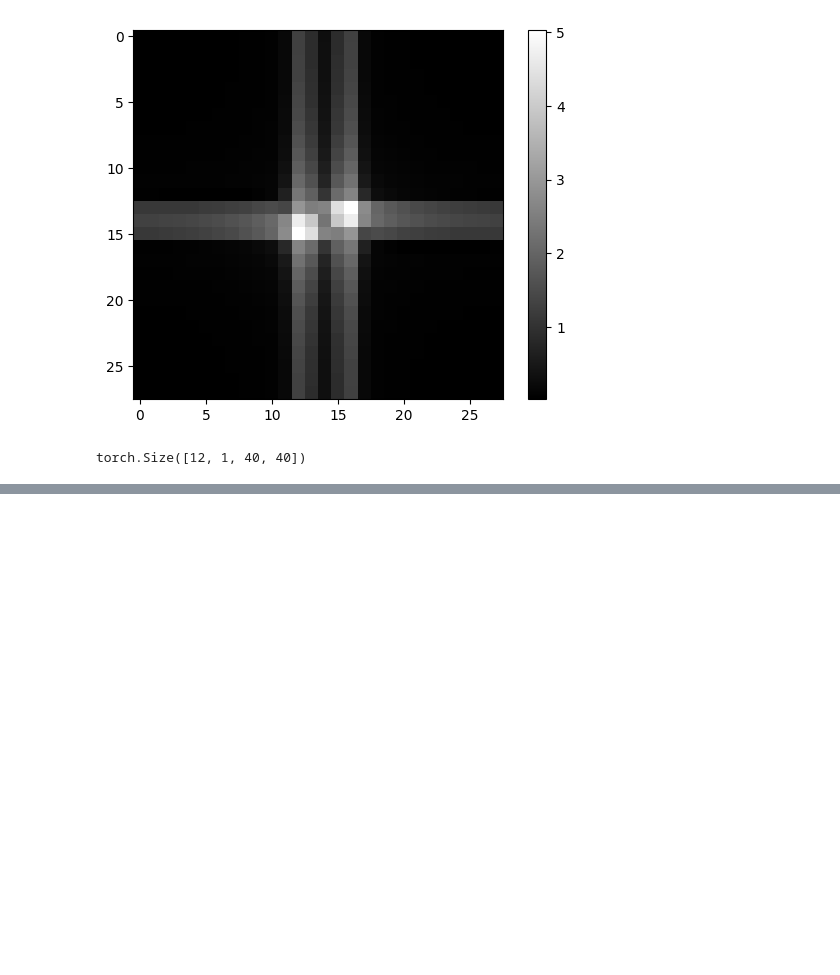
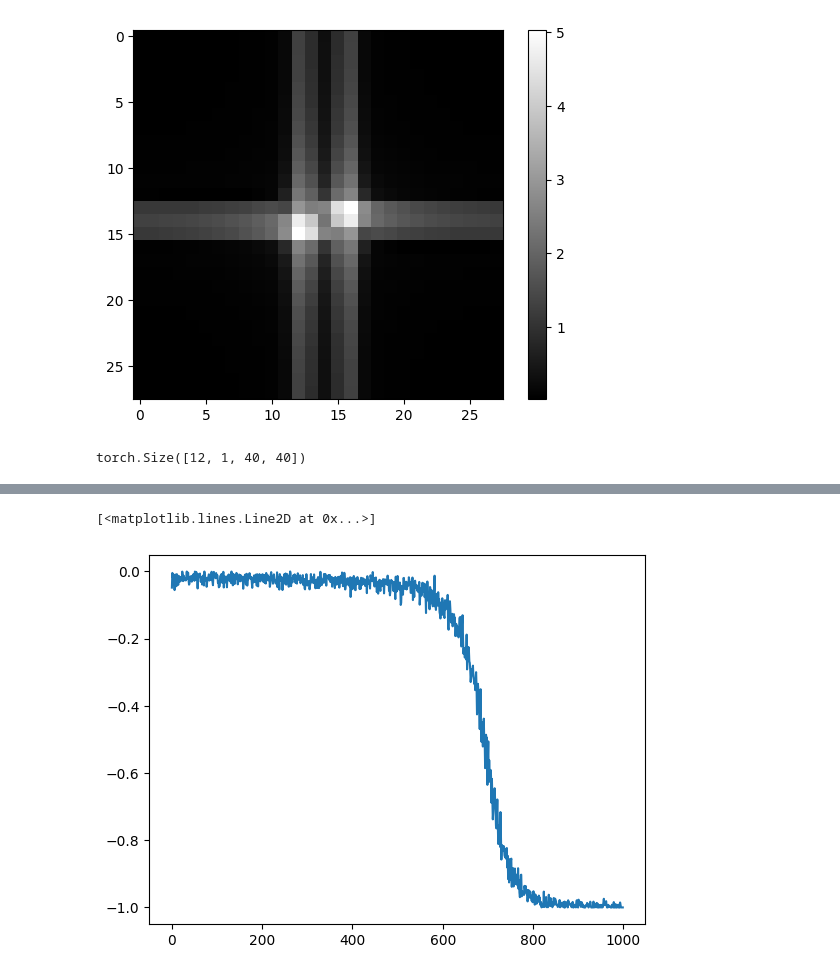
Before and after one commit to lacykaltgr/mei, a Jupyter notebook: examples/example_mnist.ipynb, the cells around one changed output, grey strips where cells are left out. Cells and saved outputs as stored; diff of their text form; code cells hidden in the pictures; blank space fills up the shorter version.

```diff
--- a/examples/example_mnist.ipynb
+++ b/examples/example_mnist.ipynb
@@ -293,0 +296,40 @@ torch.Size([12, 1, 40, 40])
+# %%
+nn_mei_config = dict(
+    iter_n=1000,
+    save_every=100,        # save image every n iterations
+    bias=0,               # bias of the image
+    scale=1,              # scaling of the image
+    n_samples=128,
+
+    diverse=None,
+
+    #transformations
+    scaler=None,              # scaling of the image (float or schedule)
+    jitter=None,             # size of translational jittering
+
+    #normalization/clipping
+    train_norm=None,        # norm adjustment during step
+    norm=None,              # norm adjustment after step
+    clip=None,
+
+    #optmizer
+    optimizer="adam",
+    optimizer_params=dict(
+        lr=0.0001,        # scaling of gradient steps (float or schedule) = learning rate
+        #step_size=LinearSchedule(2, 0.125)
+    ),
+
+    #preconditioning
+    precond=None,            # strength of gradient preconditioning filter falloff (float or schedule)
+
+    #denoiser
+    denoiser=None,
+    denoiser_params=dict(
+        #sigma=LinearSchedule(1, 0.01)
+        #reguralization_scaler=0.1,
+        #lr=0.1,
+        #num_iters=100,
+    ),
+
+    net = GenerativeConvNet([1, 2, 4, 8, 4], shape=(1, 28, 28), kernel_size=3, fixed_stddev=0.3)
+)
@@ -293,0 +346,5 @@ torch.Size([12, 1, 40, 40])
+# %%
+plot(meip.loss_history)
+# %% [output]
+[<matplotlib.lines.Line2D at 0x...>]
+[figure, added]
```
Also changed, not shown: parts of 6 cells of this notebook, 2 other files.
